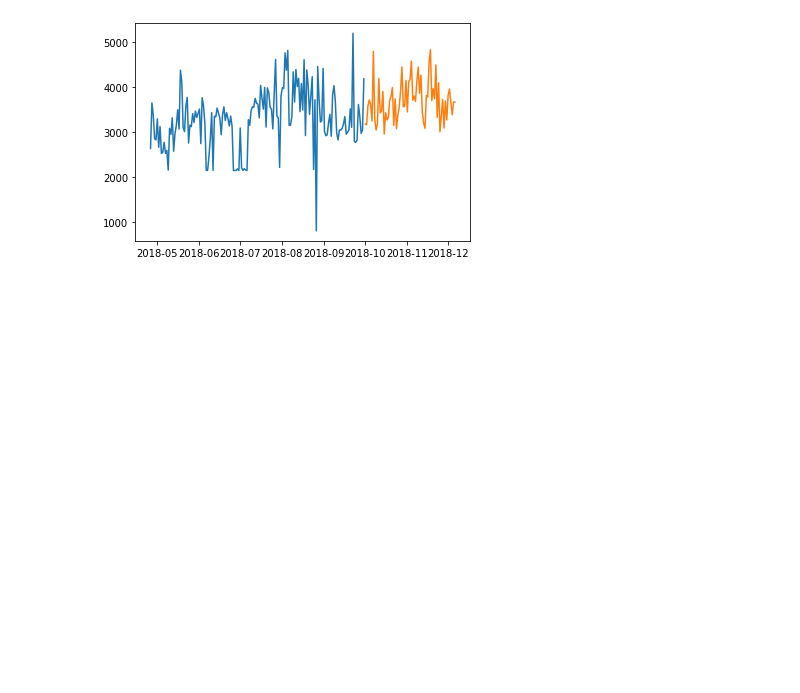
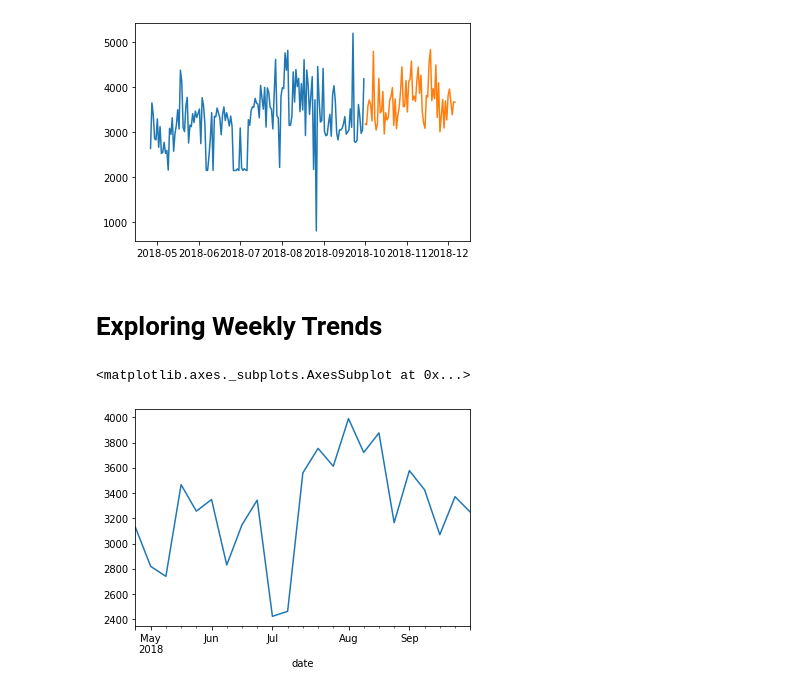
Before and after one commit to ThompsonBethany01/Its-About-Time-Series, a Jupyter notebook: Data_Summary.ipynb, the cells around one changed output. Drawn from its saved outputs; the diff is of its cells as text; code cells hidden in the pictures; blank space fills up the shorter version.

```diff
--- a/Data_Summary.ipynb
+++ b/Data_Summary.ipynb
@@ -142,3 +142,10 @@ plt.plot(test.index, test.cals_burned)
 # %% [output]
 [<matplotlib.lines.Line2D at 0x...>]
 [figure]
+# %% [markdown]
+# Exploring Weekly Trends
+# %%
+train.cals_burned.resample('W').mean().plot()
+# %% [output]
+<matplotlib.axes._subplots.AxesSubplot at 0x...>
+[figure, added]
```
Also changed, not shown: parts of 8 cells of this notebook.
